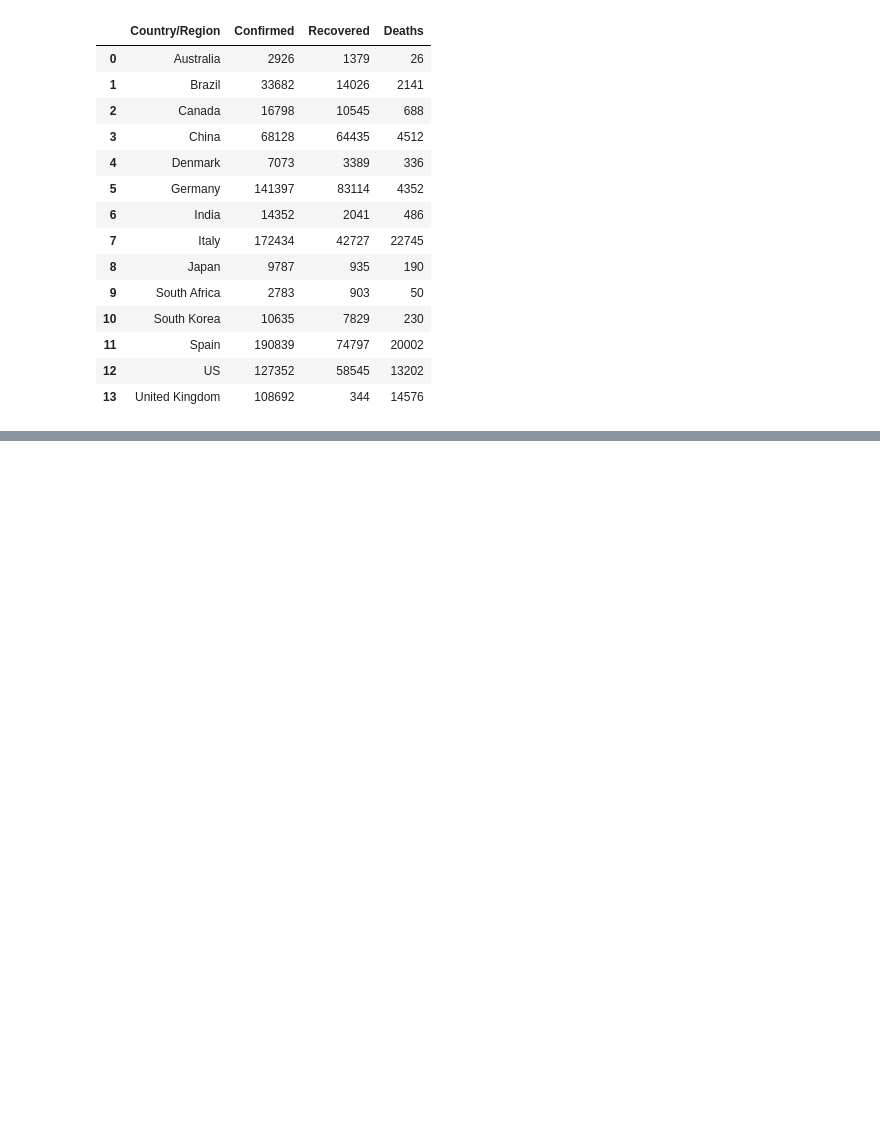
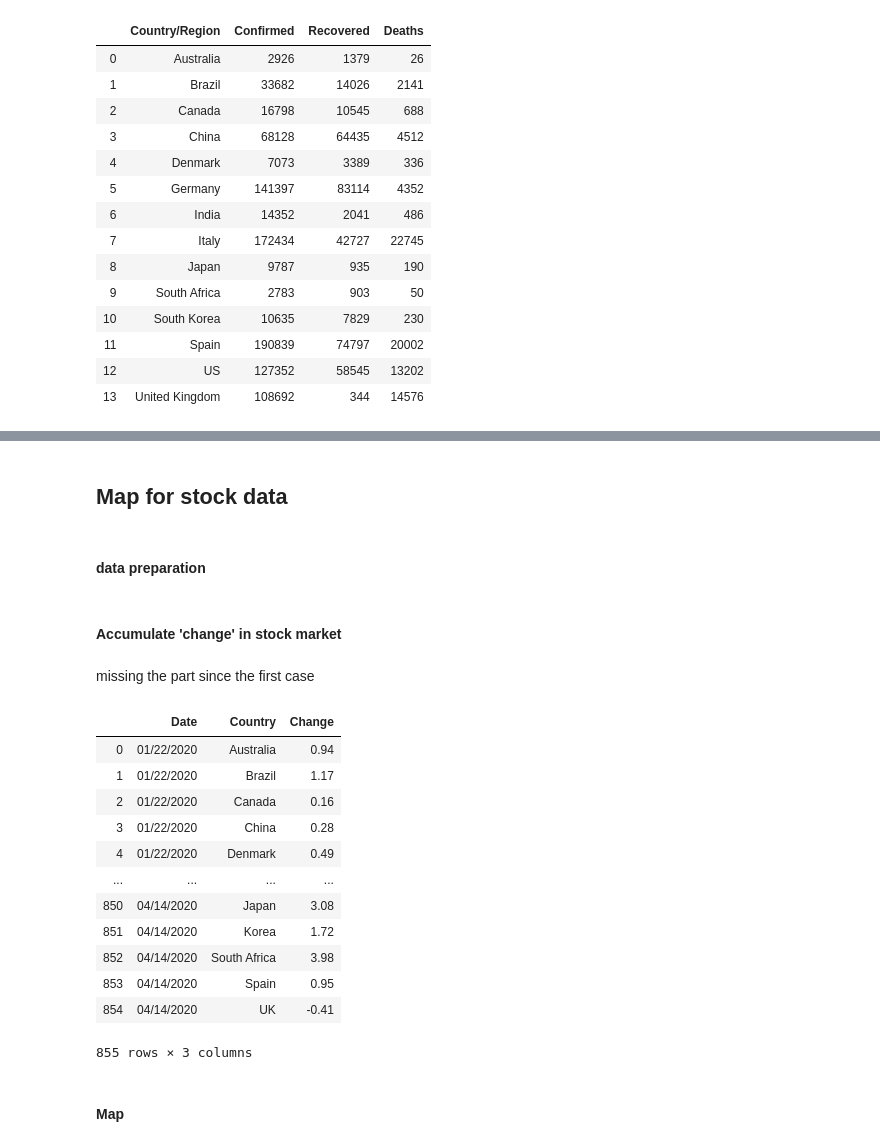
Before and after one commit to LongQin1/02806SocialDataVisualization, a Jupyter notebook: final project/covid-19 data anlysis.ipynb, the cells around one changed output, grey strips where cells are left out. Drawn from its saved outputs; the diff is of its cells as text; code cells hidden in the pictures; blank space fills up the shorter version.

```diff
--- a/final project/covid-19 data anlysis.ipynb
+++ b/final project/covid-19 data anlysis.ipynb
@@ -123,2 +141,6 @@ fig.update(layout_coloraxis_showscale=True)
 # %% [output]
 [interactive output not drawn]
+# %% [markdown]
+## Map for stock data
+# %% [markdown]
+#### data preparation
@@ -124,0 +192,37 @@ fig.update(layout_coloraxis_showscale=True)
+# %%
+stock_data=pd.concat([stock_Brazil,stock_India,stock_France,stock_Germany,stock_US,stock_UK,stock_Italy,stock_Spain,stock_Korea,stock_Japan,stock_Denmark,stock_Australia,stock_Canada,stock_China,stock_SouthAfrica])
+stock_data['Date']=pd.to_datetime(stock_data['Date'])
+stock_data=stock_data.loc[(stock_data['Date'] >= '22-01-2020')]
+stock_data['Date'] = stock_data['Date'].dt.strftime('%m/%d/%Y')
+stock_data['Price']=stock_data.Price.str.replace(",", "").apply(lambda l: float(l))
+stock_data['Open']=stock_data.Open.str.replace(",", "").apply(lambda l: float(l))
+stock_data['High']=stock_data.High.str.replace(",", "").apply(lambda l: float(l))
+stock_data['Low']=stock_data.Low.str.replace(",", "").apply(lambda l: float(l))
+stock_data['Change %']=stock_data['Change %'].str.replace('%','').apply(lambda l:float(l))
+stock_data=stock_data.rename(columns={"Change %": "Change"})
+# %%
+stock_data=stock_data.drop(['Vol.'],axis=1)
+# %% [markdown]
+#### Accumulate 'change' in stock market
+# %% [markdown]
+missing the part since the first case
+# %%
+stock_data_nd = stock_data.groupby(['Date','Country'],as_index=False)['Change'].max()
+# %%
+stock_data_nd
+# %% [output]
+|  | Date | Country | Change |
+| 0 | 01/22/2020 | Australia | 0.94 |
+| 1 | 01/22/2020 | Brazil | 1.17 |
+| 2 | 01/22/2020 | Canada | 0.16 |
+| 3 | 01/22/2020 | China | 0.28 |
+| 4 | 01/22/2020 | Denmark | 0.49 |
+| ... | ... | ... | ... |
+| 850 | 04/14/2020 | Japan | 3.08 |
+| 851 | 04/14/2020 | Korea | 1.72 |
+| 852 | 04/14/2020 | South Africa | 3.98 |
+| 853 | 04/14/2020 | Spain | 0.95 |
+| 854 | 04/14/2020 | UK | -0.41 |
+855 rows × 3 columns
+# %% [markdown]
+#### Map
```
Also changed, not shown: parts of 13 cells of this notebook, 1 other file.
